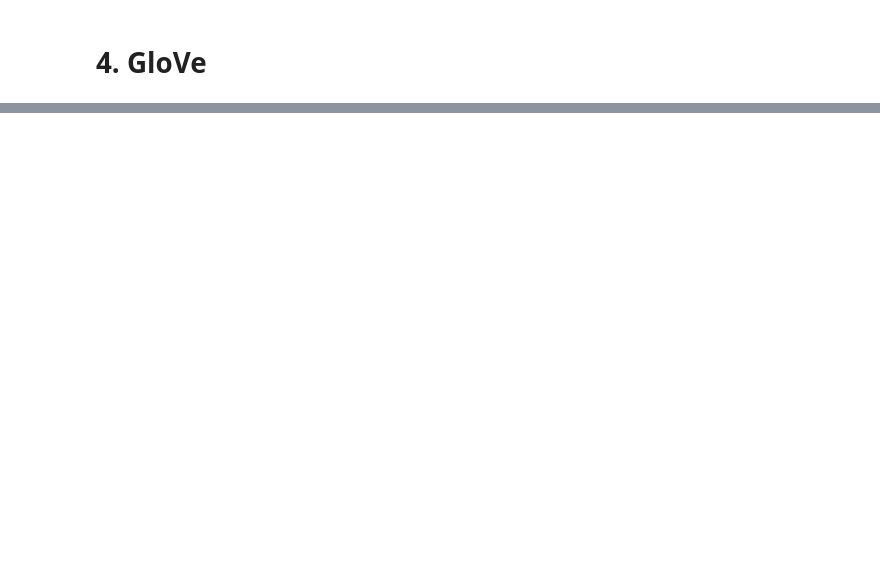
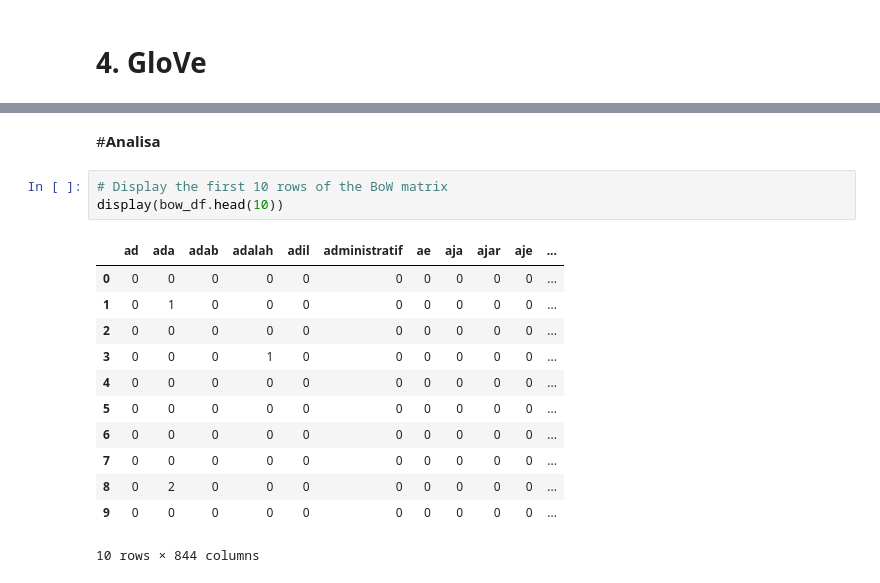
Before and after one commit to WahyuKhairi06/TextMining_WahyuKhairi_2311531009, a Jupyter notebook: Tugas_2_Text_mining.ipynb, the cells around one changed output, grey strips where cells are left out. Cells and saved outputs as stored; diff of their text form; blank space fills up the shorter version.

```diff
--- a/Tugas_2_Text_mining.ipynb
+++ b/Tugas_2_Text_mining.ipynb
@@ -150,0 +214,18 @@ for i in range(min(5, len(df))):
+# %% [markdown]
+#**Analisa**
+# %%
+# Display the first 10 rows of the BoW matrix
+display(bow_df.head(10))
+# %% [output]
+|  | ad | ada | adab | adalah | adil | administratif | ae | aja | ajar | aje | ... |
+| 0 | 0 | 0 | 0 | 0 | 0 | 0 | 0 | 0 | 0 | 0 | ... |
+| 1 | 0 | 1 | 0 | 0 | 0 | 0 | 0 | 0 | 0 | 0 | ... |
+| 2 | 0 | 0 | 0 | 0 | 0 | 0 | 0 | 0 | 0 | 0 | ... |
+| 3 | 0 | 0 | 0 | 1 | 0 | 0 | 0 | 0 | 0 | 0 | ... |
+| 4 | 0 | 0 | 0 | 0 | 0 | 0 | 0 | 0 | 0 | 0 | ... |
+| 5 | 0 | 0 | 0 | 0 | 0 | 0 | 0 | 0 | 0 | 0 | ... |
+| 6 | 0 | 0 | 0 | 0 | 0 | 0 | 0 | 0 | 0 | 0 | ... |
+| 7 | 0 | 0 | 0 | 0 | 0 | 0 | 0 | 0 | 0 | 0 | ... |
+| 8 | 0 | 2 | 0 | 0 | 0 | 0 | 0 | 0 | 0 | 0 | ... |
+| 9 | 0 | 0 | 0 | 0 | 0 | 0 | 0 | 0 | 0 | 0 | ... |
+10 rows × 844 columns
```
Also changed, not shown: parts of 13 cells of this notebook.
